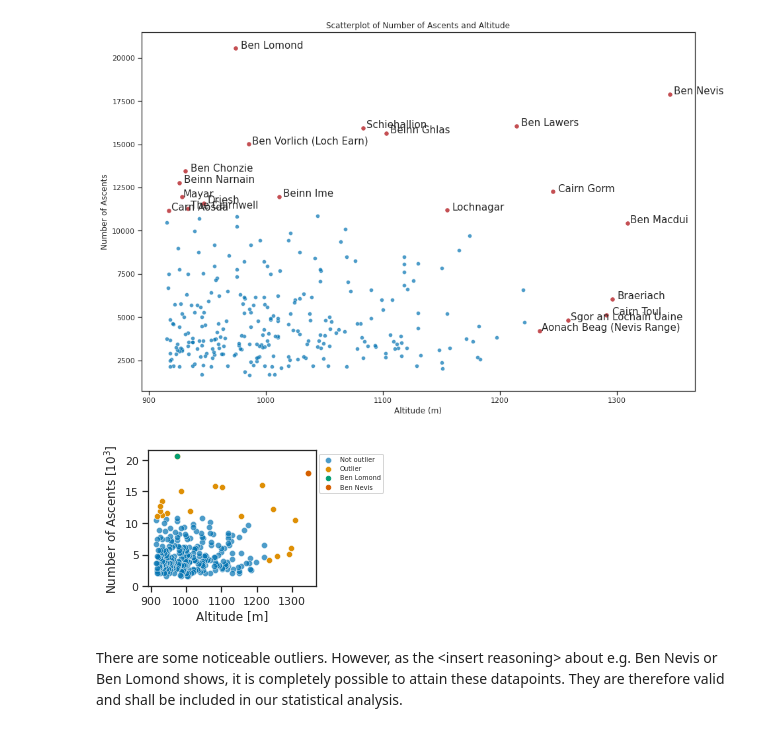
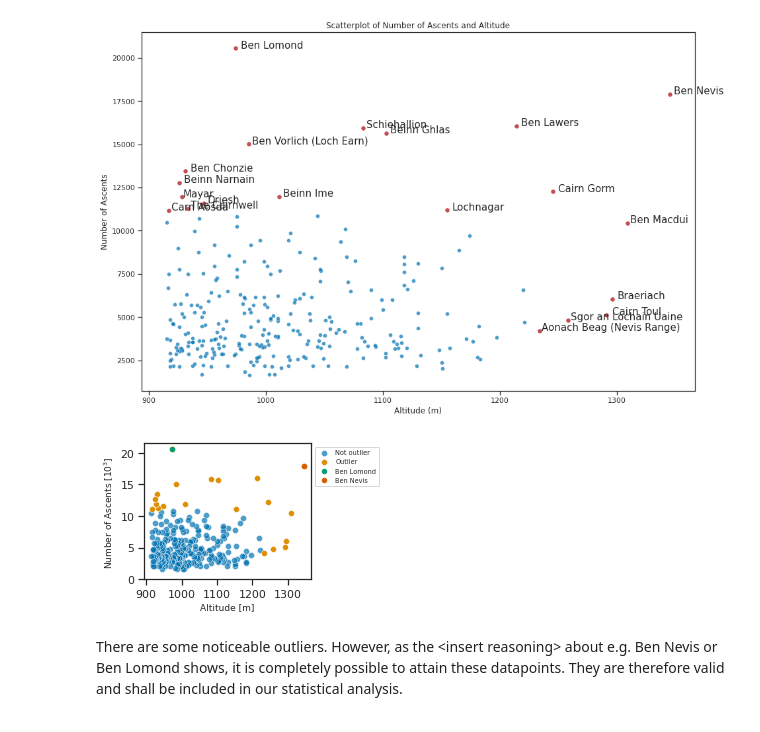
Before and after one commit to filipbalucha/FDS_final_project, a Jupyter notebook: data_analysis.ipynb, the cells around one changed output. Cells and saved outputs as stored; diff of their text form; code cells hidden in the pictures.

Commit message:
testing fontsize changes

```diff
--- a/data_analysis.ipynb
+++ b/data_analysis.ipynb
@@ -205,26 +206,26 @@ plt.show()
 # %%
 plt.figure(figsize=(3,2.5))
 
 # Plot regular
 sns.scatterplot(x=df_no_outliers['altitude'], y=df_no_outliers['ascent_count']/1000, label='Not outlier', alpha=0.7)
 
 # Plot outliers
 sns.scatterplot(x=df_outliers['altitude'], y=df_outliers['ascent_count']/1000, label='Outlier')
 
 # Plot identified outliers
 for identified_outlier in ['Ben Lomond', 'Ben Nevis']:  # TODO: for Tudor: please add more specific outliers if you notice any, thanks.
     b = munro.loc[munro['name'] == identified_outlier]
     plt.scatter(b['altitude'], b['ascent_count']/1000, label=identified_outlier, s=20)
 
-plt.xlabel('Altitude [m]')
-plt.ylabel('Number of Ascents [$10^3$]')
+plt.xlabel('Altitude [m]', fontsize = 9)
+plt.ylabel('Number of Ascents [$10^3$]', fontsize = 9)
 legend = plt.legend(loc='upper left', bbox_to_anchor=(1, 1), prop={ 'size': 6.5 })
 plt.ylim(bottom=0)
 
 plt.savefig("report/scatterplot.pdf", bbox_inches='tight') # set bbox_inches to tight to prevent the legend from being cropped
 plt.show()
 # %% [output]
-[figure, old version]
+[figure, new version]
 # %% [markdown]
 There are some noticeable outliers. However, as the <insert reasoning\> about e.g. Ben Nevis or Ben Lomond shows, it is completely possible to attain these datapoints. They are therefore valid and shall be included in our statistical analysis.
 # %% [markdown]
```
Also changed, not shown: parts of 3 cells of this notebook, 3 other files.
